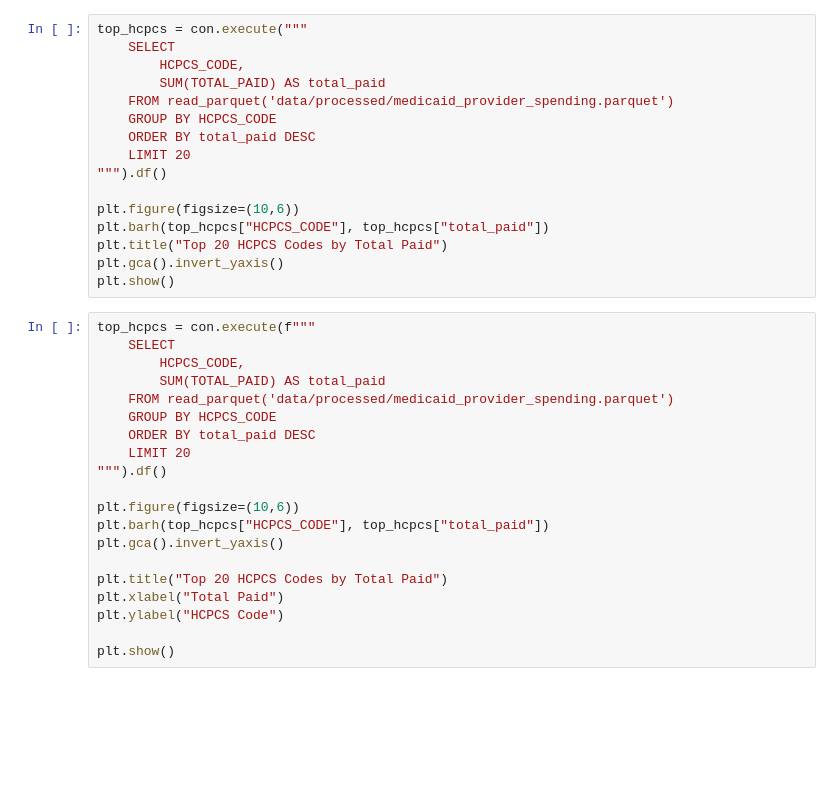
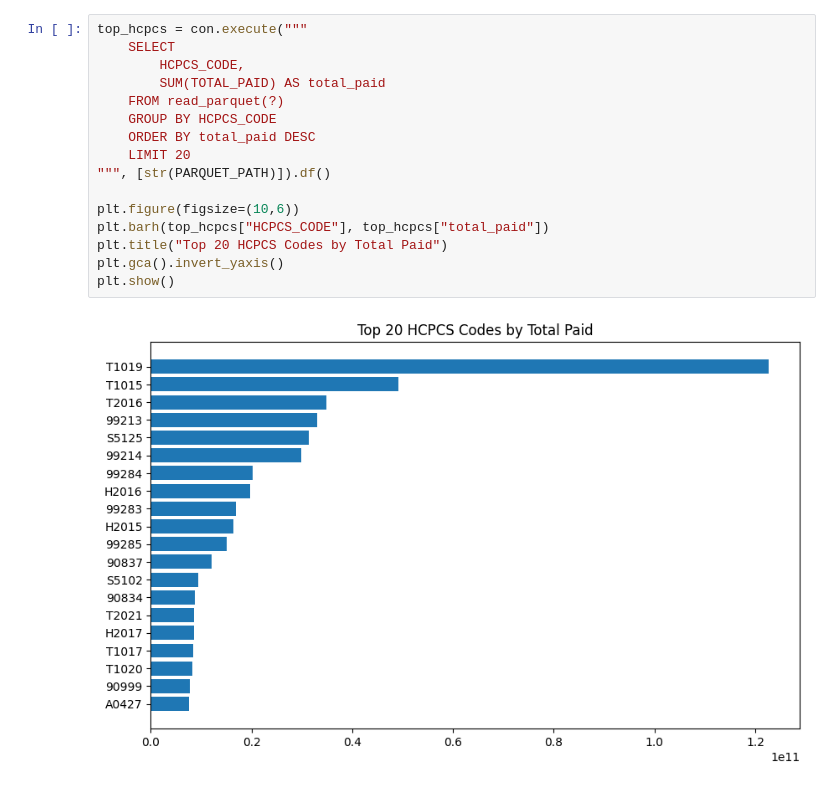
Before and after one commit to rppatel79/medicaid-spending, a Jupyter notebook: notebooks/analysis.ipynb, the cells around one changed output. Drawn from its saved outputs; the diff is of its cells as text; blank space fills up the shorter version.

```diff
--- a/notebooks/analysis.ipynb
+++ b/notebooks/analysis.ipynb
@@ -31,39 +28,21 @@ LINE 5:     FROM read_parquet('data/processed/medicaid_provider_spending...
 # %%
 top_hcpcs = con.execute("""
     SELECT
         HCPCS_CODE,
         SUM(TOTAL_PAID) AS total_paid
-    FROM read_parquet('data/processed/medicaid_provider_spending.parquet')
+    FROM read_parquet(?)
     GROUP BY HCPCS_CODE
     ORDER BY total_paid DESC
     LIMIT 20
-""").df()
+""", [str(PARQUET_PATH)]).df()
 
 plt.figure(figsize=(10,6))
 plt.barh(top_hcpcs["HCPCS_CODE"], top_hcpcs["total_paid"])
 plt.title("Top 20 HCPCS Codes by Total Paid")
 plt.gca().invert_yaxis()
 plt.show()
+# %% [output]
+[figure, added]
-# %%
-top_hcpcs = con.execute(f"""
-    SELECT
-        HCPCS_CODE,
-        SUM(TOTAL_PAID) AS total_paid
-    FROM read_parquet('data/processed/medicaid_provider_spending.parquet')
-    GROUP BY HCPCS_CODE
-    ORDER BY total_paid DESC
-    LIMIT 20
-""").df()
-
-plt.figure(figsize=(10,6))
-plt.barh(top_hcpcs["HCPCS_CODE"], top_hcpcs["total_paid"])
-plt.gca().invert_yaxis()
-
-plt.title("Top 20 HCPCS Codes by Total Paid")
-plt.xlabel("Total Paid")
-plt.ylabel("HCPCS Code")
-
-plt.show()
 # %%
 avg_paid = con.execute(f"""
     SELECT
```
Also changed, not shown: parts of 3 cells of this notebook, 3 other files.
